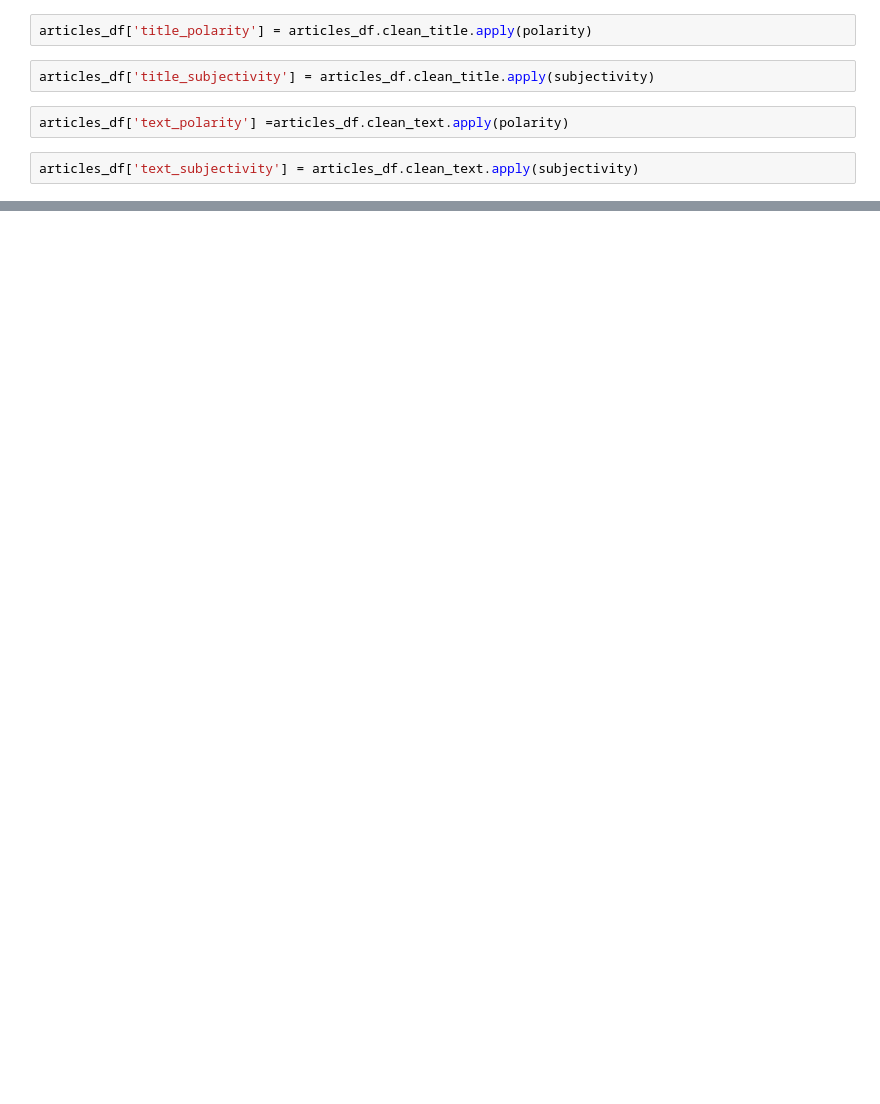
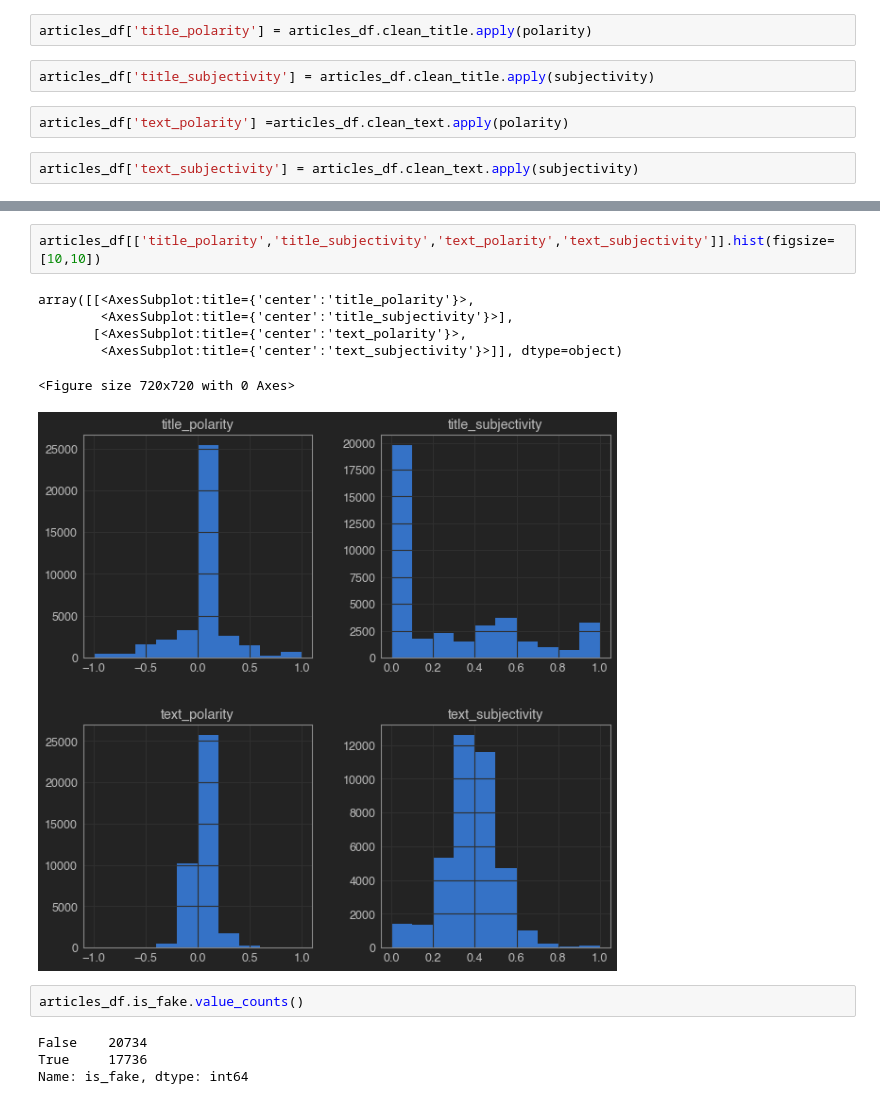
Before and after one commit to Fake-News-Capstone/fake_news_capstone, a Jupyter notebook: Ken_Exploration.ipynb, the cells around one changed output, grey strips where cells are left out. Cells and saved outputs as stored; diff of their text form; blank space fills up the shorter version.

```diff
--- a/Ken_Exploration.ipynb
+++ b/Ken_Exploration.ipynb
@@ -163,3 +163,18 @@ articles_df.head()
 | 2 | 2015-03-31 | politics | WATCH DIRTY HARRY REID ON HIS LIE... | In case you missed it Sen. Harry ... | watch dirty harry reid lie romney... | case missed sen harry reid rnv an... | True | 0.100000 | ... |
 | 3 | 2015-03-31 | politics | OH NO! GUESS WHO FUNDED THE SHRIN... | Nothing like political cronyism t... | oh guess funded shrine ted kennedy | nothing like political cronyism m... | True | 0.000000 | ... |
 | 4 | 2015-03-31 | politics | BENGHAZI PANEL CALLS HILLARY TO T... | Does anyone really think Hillary ... | benghazi panel call hillary testi... | anyone really think hillary clint... | True | 0.000000 | ... |
+# %%
+articles_df[['title_polarity','title_subjectivity','text_polarity','text_subjectivity']].hist(figsize=[10,10])
+# %% [output]
+array([[<AxesSubplot:title={'center':'title_polarity'}>,
+        <AxesSubplot:title={'center':'title_subjectivity'}>],
+       [<AxesSubplot:title={'center':'text_polarity'}>,
+        <AxesSubplot:title={'center':'text_subjectivity'}>]], dtype=object)
+<Figure size 720x720 with 0 Axes>
+[figure, added]
+# %%
+articles_df.is_fake.value_counts()
+# %% [output]
+False    20734
+True     17736
+Name: is_fake, dtype: int64
```
Also changed, not shown: parts of 17 cells of this notebook.
